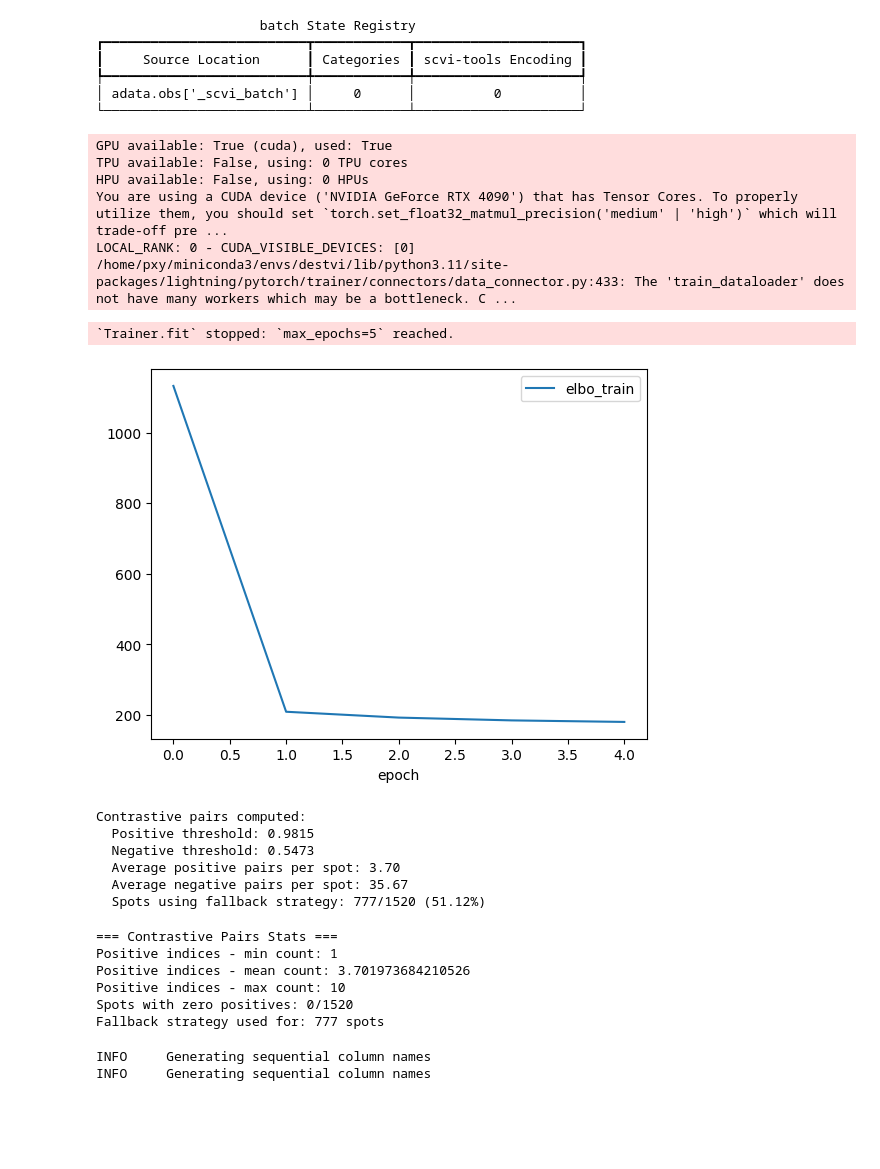
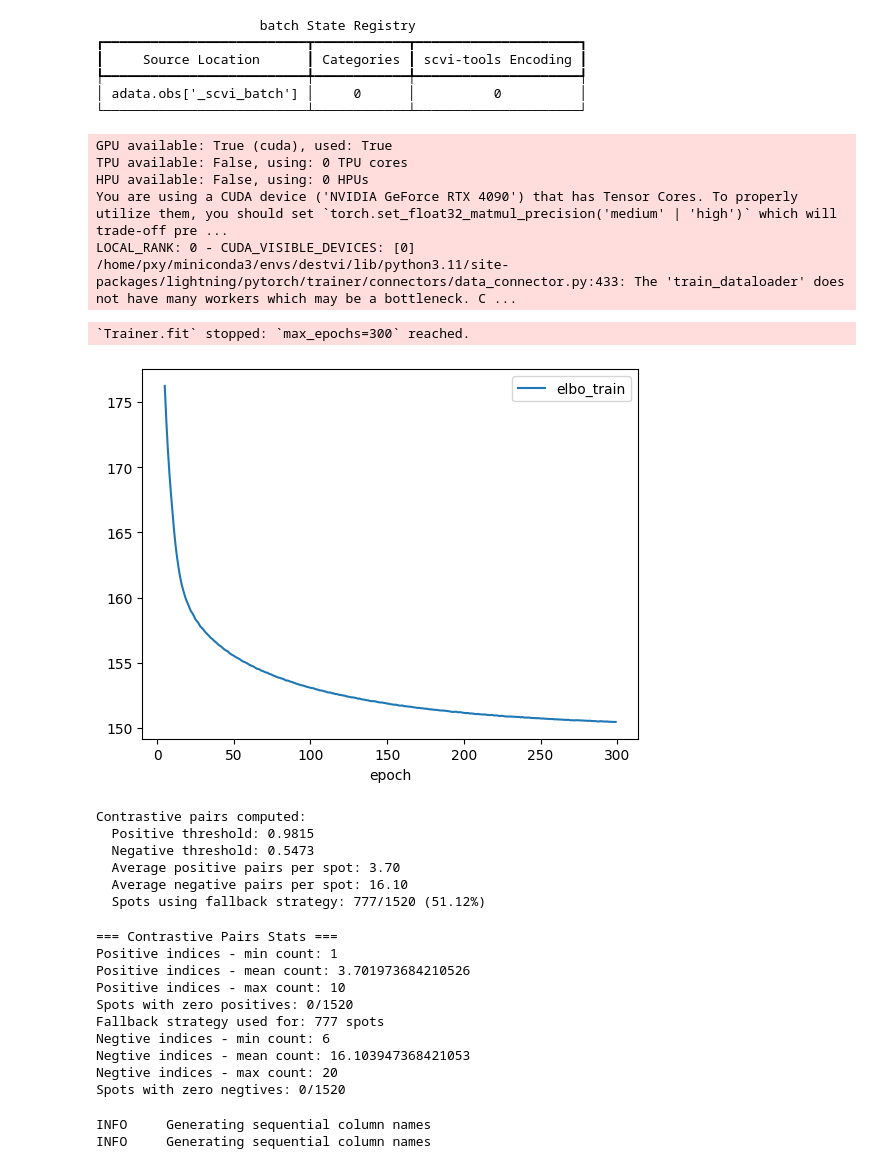
Before and after one commit to 11e11/MyDestVI, a Jupyter notebook: train_test.ipynb, the cells around one changed output. Cells and saved outputs as stored; diff of their text form; code cells hidden in the pictures; blank space fills up the shorter version.

```diff
--- a/train_test.ipynb
+++ b/train_test.ipynb
@@ -77,7 +77,7 @@ Setup via `CondSCVI.setup_anndata` with arguments:
 # %%
 # callback = PrintLossCallback(print_every_n_epochs=10)
 # sc_model.train(callbacks=[callback])
-sc_model.train(max_epochs=5)
+sc_model.train(max_epochs=300)
 # %% [output]
 GPU available: True (cuda), used: True
 TPU available: False, using: 0 TPU cores
@@ -85,12 +85,12 @@ HPU available: False, using: 0 HPUs
 You are using a CUDA device ('NVIDIA GeForce RTX 4090') that has Tensor Cores. To properly utilize them, you should set `torch.set_float32_matmul_precision('medium' | 'high')` which will trade-off pre ...
 LOCAL_RANK: 0 - CUDA_VISIBLE_DEVICES: [0]
 /home/pxy/miniconda3/envs/destvi/lib/python3.11/site-packages/lightning/pytorch/trainer/connectors/data_connector.py:433: The 'train_dataloader' does not have many workers which may be a bottleneck. C ...
-`Trainer.fit` stopped: `max_epochs=5` reached.
+`Trainer.fit` stopped: `max_epochs=300` reached.
 # %%
-sc_model.history["elbo_train"].iloc[:].plot()
+sc_model.history["elbo_train"].iloc[5:].plot()
 plt.show()
 # %% [output]
-[figure, old version]
+[figure, new version]
 # %%
 # 1. 计算正负对
 from src.utils.contrastive_pairs import make_contrastive_pairs
@@ -102,14 +102,14 @@ st_adata = make_contrastive_pairs(
     neighbor_k=15,
     spatial_key='spatial',
     pos_max_per_spot=10,
-    neg_max_per_spot=200,
+    neg_max_per_spot=20,
 )
 # %% [output]
 Contrastive pairs computed:
   Positive threshold: 0.9815
   Negative threshold: 0.5473
   Average positive pairs per spot: 3.70
-  Average negative pairs per spot: 35.67
+  Average negative pairs per spot: 16.10
   Spots using fallback strategy: 777/1520 (51.12%)
 # %%
 # 检查结果
@@ -119,6 +119,10 @@ print(f"Positive indices - mean count: {st_adata.obs['pos_indices_count'].mean()
 print(f"Positive indices - max count: {st_adata.obs['pos_indices_count'].max()}")
 print(f"Spots with zero positives: {(st_adata.obs['pos_indices_count'] == 0).sum()}/{len(st_adata)}")
 print(f"Fallback strategy used for: {st_adata.uns['contrastive_pairs_params']['fallback_spots_count']} spots")
+print(f"Negtive indices - min count: {st_adata.obs['neg_indices_count'].min()}")
+print(f"Negtive indices - mean count: {st_adata.obs['neg_indices_count'].mean()}")
+print(f"Negtive indices - max count: {st_adata.obs['neg_indices_count'].max()}")
+print(f"Spots with zero negtives: {(st_adata.obs['neg_indices_count'] == 0).sum()}/{len(st_adata)}")
 # %% [output]
 === Contrastive Pairs Stats ===
 Positive indices - min count: 1
@@ -126,6 +130,10 @@ Positive indices - mean count: 3.701973684210526
 Positive indices - max count: 10
 Spots with zero positives: 0/1520
 Fallback strategy used for: 777 spots
+Negtive indices - min count: 6
+Negtive indices - mean count: 16.103947368421053
+Negtive indices - max count: 20
+Spots with zero negtives: 0/1520
 # %%
 from src.utils.contrastive_pairs import retrofit_padding_for_contrastive_pairs
 
```
Also changed, not shown: parts of 16 cells of this notebook, 3 other files.
